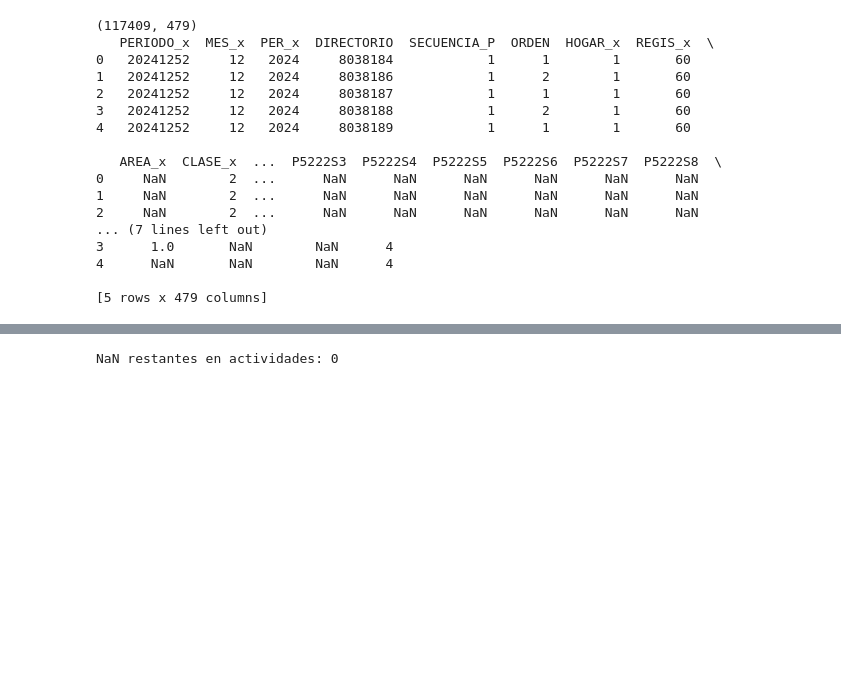
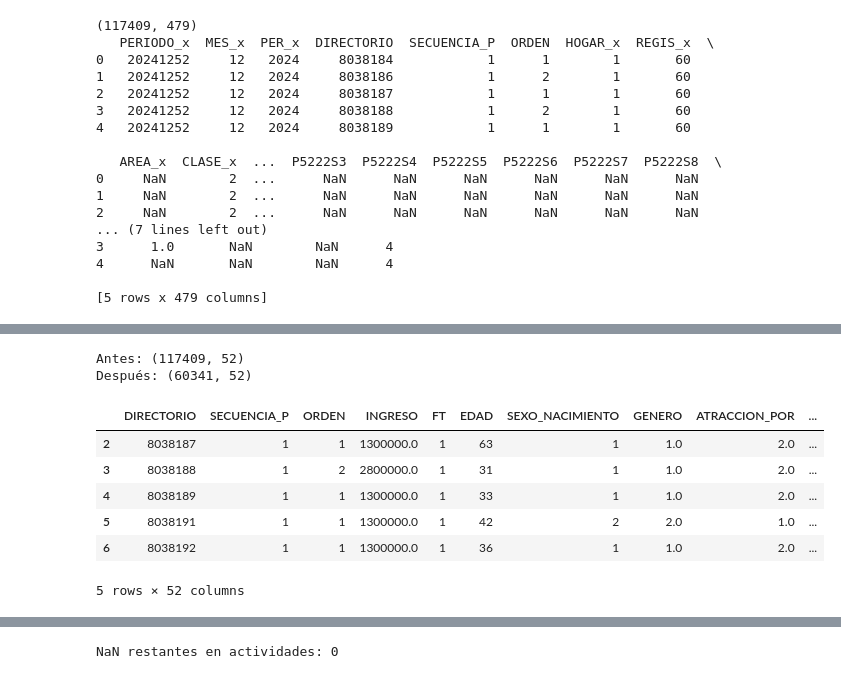
Before and after one commit to Carlos22709/Proyecto_final_analitica, a Jupyter notebook: merges2.ipynb, the cells around one changed output, grey strips where cells are left out. Saved outputs shown, nothing was run; the diff lists cells and outputs as text; code cells hidden in the pictures; blank space fills up the shorter version.

```diff
--- a/merges2.ipynb
+++ b/merges2.ipynb
@@ -129,6 +111,0 @@ df_merged2.describe(include='all')  # Estadísticas generales
-# %%
-# Mostrar todas las filas (columnas) al imprimir
-pd.set_option('display.max_rows', None)
-
-# Ahora puedes ver todas las variables con nulos
-df_merged2.isnull().sum().sort_values(ascending=False)
@@ -218,6 +152,0 @@ df_merged7.describe(include='all')  # Estadísticas generales
-# %%
-# Mostrar todas las filas (columnas) al imprimir
-pd.set_option('display.max_rows', None)
-
-# Ahora puedes ver todas las variables con nulos
-df_merged7.isnull().sum().sort_values(ascending=False)
@@ -307,6 +193,0 @@ df_merged9.describe(include='all')  # Estadísticas generales
-# %%
-# Mostrar todas las filas (columnas) al imprimir
-pd.set_option('display.max_rows', None)
-
-# Ahora puedes ver todas las variables con nulos
-df_merged9.isnull().sum().sort_values(ascending=False)
@@ -397,6 +235,0 @@ df_merged12.describe(include='all')  # Estadísticas generales
-# %%
-# Mostrar todas las filas (columnas) al imprimir
-pd.set_option('display.max_rows', None)
-
-# Ahora puedes ver todas las variables con nulos
-df_merged12.isnull().sum().sort_values(ascending=False)
@@ -652,0 +384,18 @@ print(df_total.columns.tolist())
+# %%
+# Opción A: usando .dropna()
+df_final = df.dropna(subset=['INGRESO']).copy()
+
+# Verifica
+print("Antes:", df.shape)
+print("Después:", df_final.shape)
+display(df_final.head())
+# %% [output]
+Antes: (117409, 52)
+Después: (60341, 52)
+|  | DIRECTORIO | SECUENCIA_P | ORDEN | INGRESO | FT | EDAD | SEXO_NACIMIENTO | GENERO | ATRACCION_POR | ... |
+| 2 | 8038187 | 1 | 1 | 1300000.0 | 1 | 63 | 1 | 1.0 | 2.0 | ... |
+| 3 | 8038188 | 1 | 2 | 2800000.0 | 1 | 31 | 1 | 1.0 | 2.0 | ... |
+| 4 | 8038189 | 1 | 1 | 1300000.0 | 1 | 33 | 1 | 1.0 | 2.0 | ... |
+| 5 | 8038191 | 1 | 1 | 1300000.0 | 1 | 42 | 2 | 2.0 | 1.0 | ... |
+| 6 | 8038192 | 1 | 1 | 1300000.0 | 1 | 36 | 1 | 1.0 | 2.0 | ... |
+5 rows × 52 columns
```
Also changed, not shown: parts of 44 cells of this notebook.
